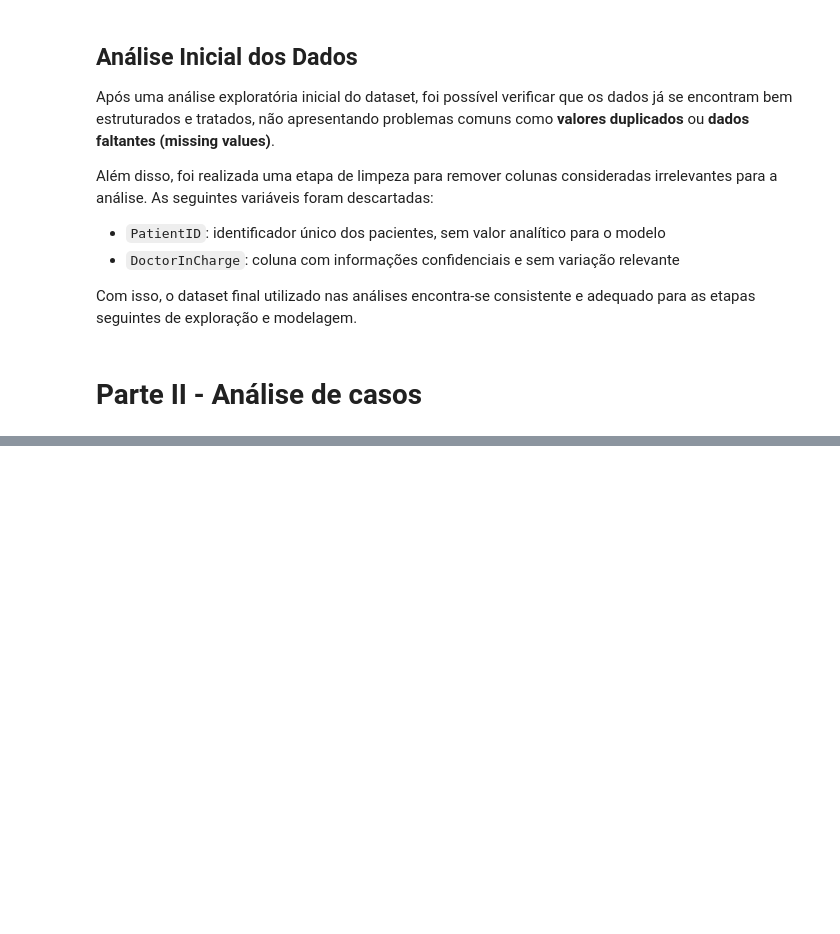
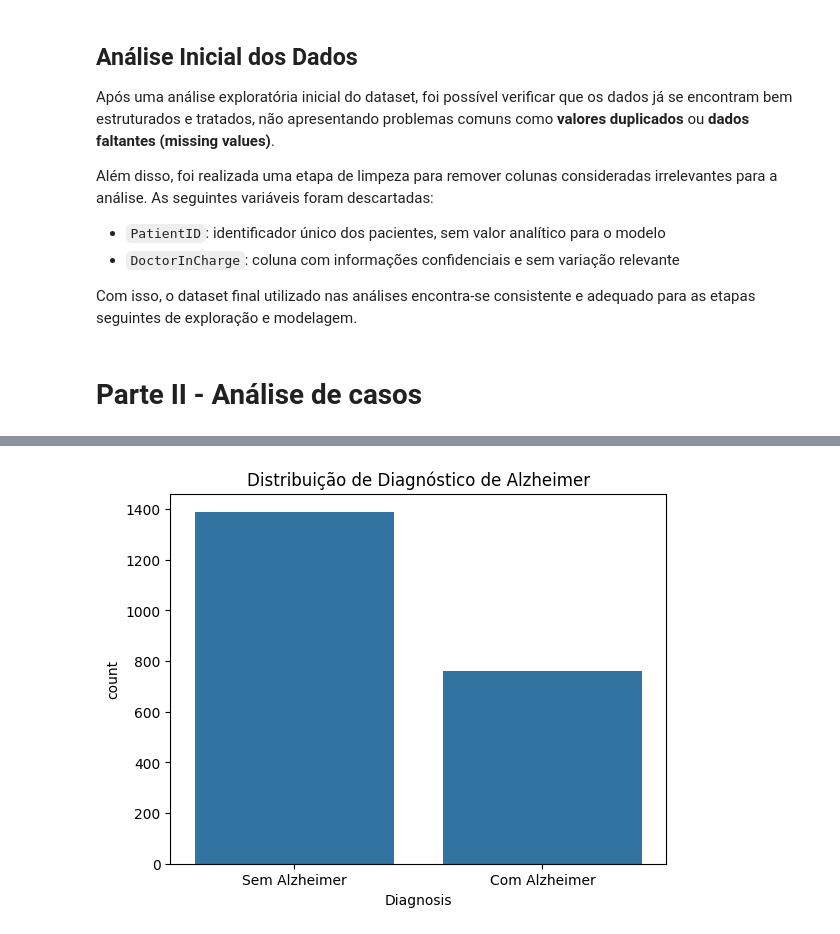
Before and after one commit to JoaoVittorAlves/Projeto-Dataviz, a Jupyter notebook: notebooks/exploracao.ipynb, the cells around one changed output, grey strips where cells are left out. Saved outputs shown, nothing was run; the diff lists cells and outputs as text; code cells hidden in the pictures; blank space fills up the shorter version.

```diff
--- a/notebooks/exploracao.ipynb
+++ b/notebooks/exploracao.ipynb
@@ -254,6 +254,9 @@ df.head()
 | 3 | 74 | 1 | 0 | 1 | 33.800817 | 1 | 12.209266 | 8.428001 | ... |
 | 4 | 89 | 0 | 0 | 0 | 20.716974 | 0 | 18.454356 | 6.310461 | ... |
 5 rows × 33 columns
+# %%
+# Classificando a coluna 'Diagnosis' para facilitar a visualização dos gráficos
+df['Diagnosis'] = df['Diagnosis'].map({0: 'Sem Alzheimer', 1: 'Com Alzheimer'})
 # %% [markdown]
 ## Análise Inicial dos Dados
 
@@ -269,0 +287,6 @@ Com isso, o dataset final utilizado nas análises encontra-se consistente e adeq
+# %%
+sns.countplot(x='Diagnosis', data=df)
+plt.title("Distribuição de Diagnóstico de Alzheimer")
+plt.show()
+# %% [output]
+[figure, added]
```
Also changed, not shown: parts of 24 cells of this notebook, 1 other file.
